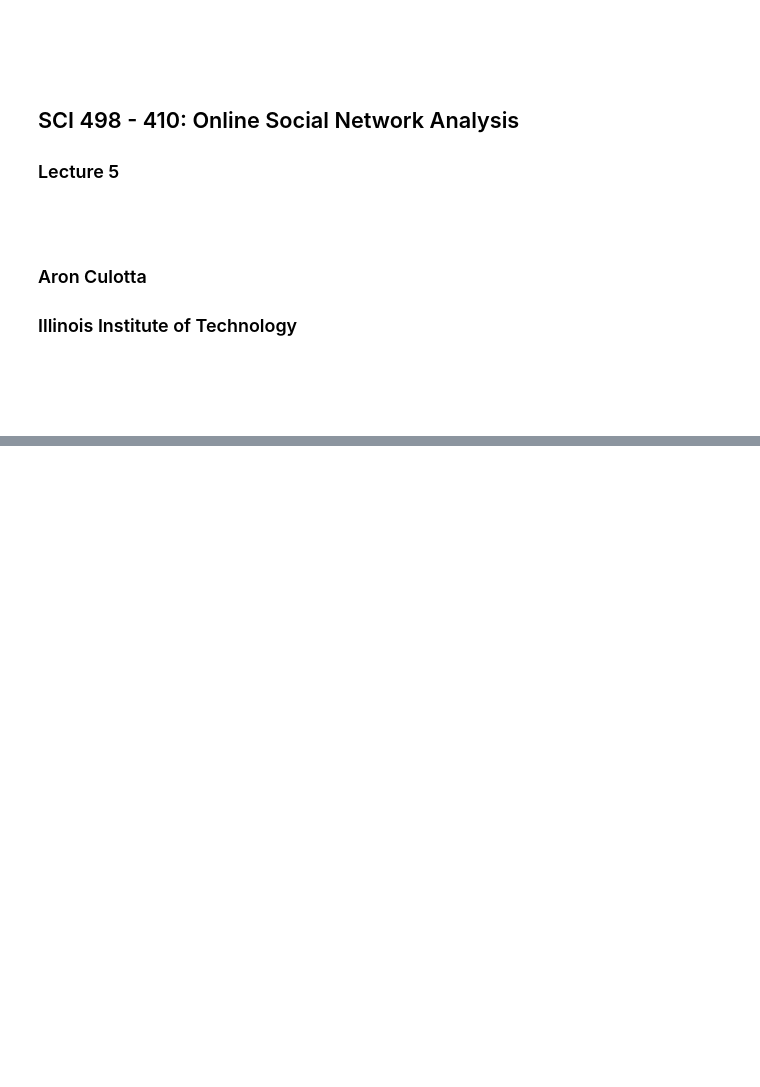
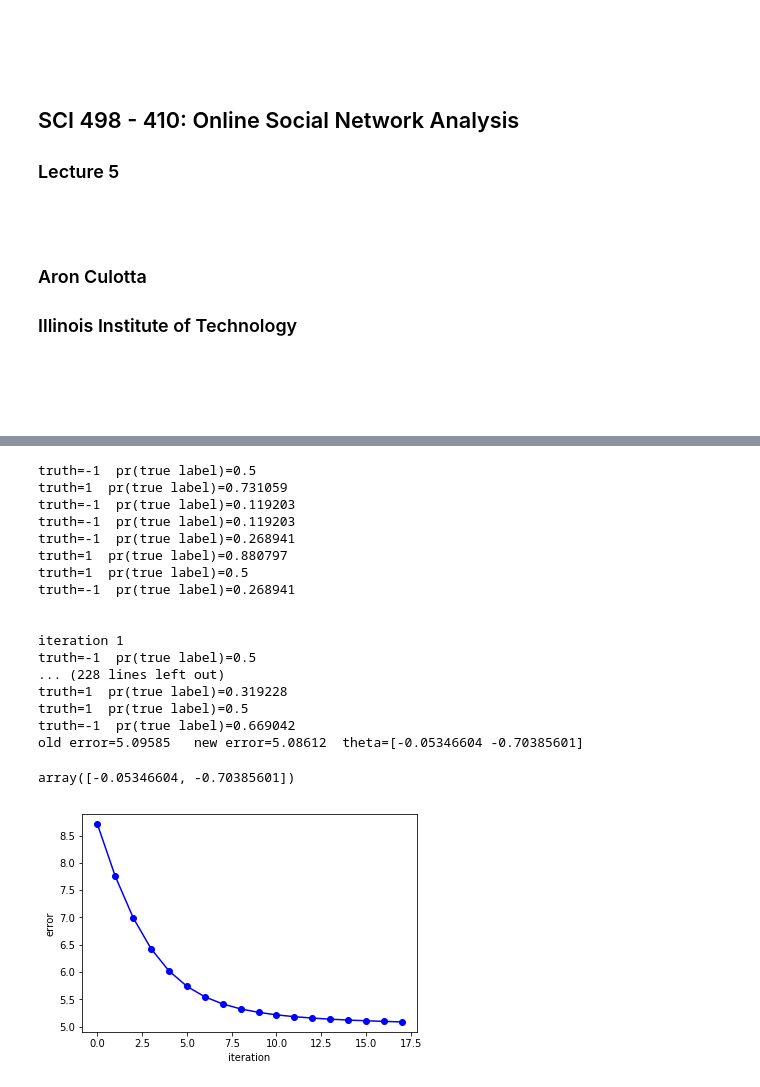
Before and after one commit to tapilab/elevate-osna, a Jupyter notebook: lec/l05/l05.ipynb, the cells around one changed output, grey strips where cells are left out. Cells and saved outputs as stored; diff of their text form; code cells hidden in the pictures; blank space fills up the shorter version.

```diff
--- a/lec/l05/l05.ipynb
+++ b/lec/l05/l05.ipynb
@@ -19,0 +450,11 @@
+# %%
+from math import log
+
+def nll(theta, D):
+    total = 0
+    for xi, yi in D:
+        pred = logistic(xi, theta) if yi==1 else 1-logistic(xi, theta)
+        print('truth=%g  pr(true label)=%g' %
+              (yi, pred))
+        total += log(pred)
+    return -total
@@ -19,0 +481,33 @@
+# %%
+def gradient_logistic(theta, D):
+    result = np.zeros(len(theta), dtype=np.float64)
+    for xi, yi in D:
+        pred = logistic(xi, theta) if yi==1 else 1-logistic(xi, theta)
+        error = yi * (1-pred)
+        for j, xij in enumerate(xi):
+            result[j] -= error * xij
+    return result
+# %%
+theta = npa([1.,1.])
+gradient_descent(gradient_logistic, nll, theta,
+                 .1, D, .01, 50)
+# %% [output]
+truth=-1  pr(true label)=0.5
+truth=1  pr(true label)=0.731059
+truth=-1  pr(true label)=0.119203
+truth=-1  pr(true label)=0.119203
+truth=-1  pr(true label)=0.268941
+truth=1  pr(true label)=0.880797
+truth=1  pr(true label)=0.5
+truth=-1  pr(true label)=0.268941
+
+
+iteration 1
+truth=-1  pr(true label)=0.5
+... (228 lines left out)
+truth=1  pr(true label)=0.319228
+truth=1  pr(true label)=0.5
+truth=-1  pr(true label)=0.669042
+old error=5.09585   new error=5.08612  theta=[-0.05346604 -0.70385601]
+array([-0.05346604, -0.70385601])
+[figure, added]
```
Also changed, not shown: parts of 28 cells of this notebook, 1 other file.
